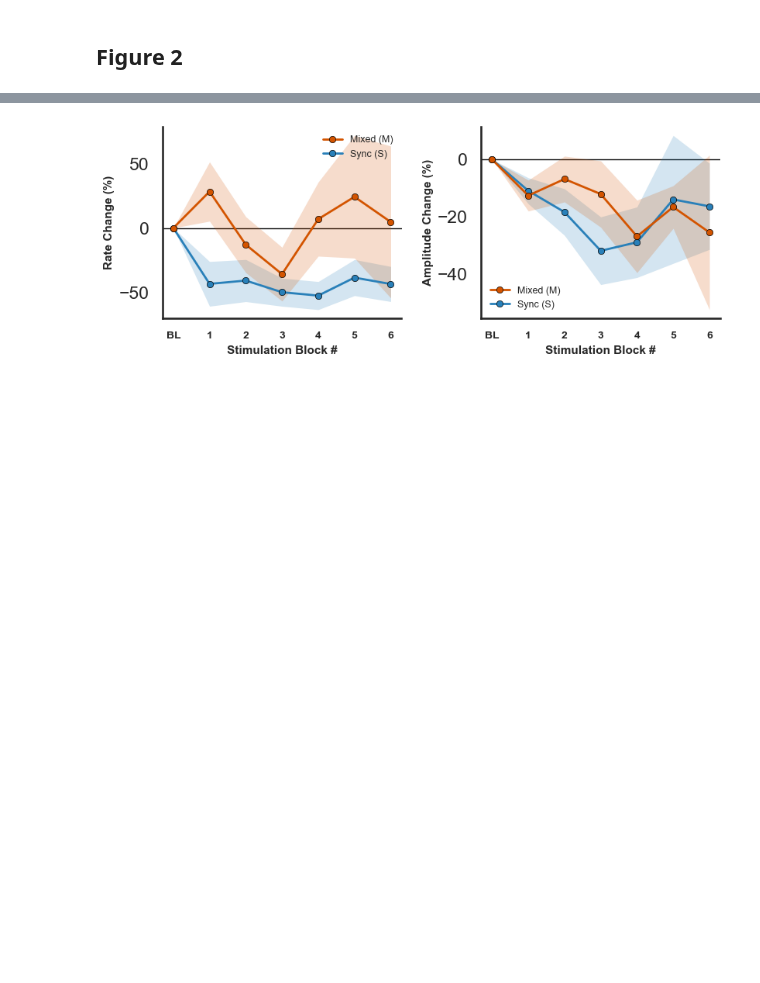
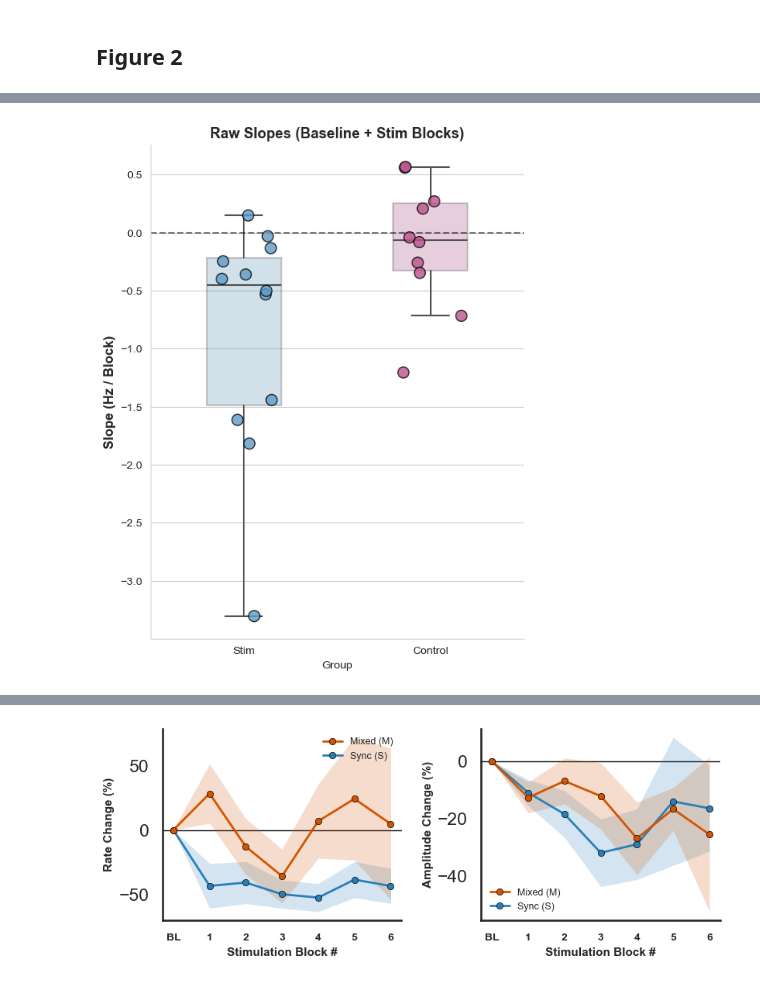
Before and after one commit to Falach/spikes_stim, a Jupyter notebook: paper/final_figuresV2.ipynb, the cells around one changed output, grey strips where cells are left out. Cells and saved outputs as stored; diff of their text form; code cells hidden in the pictures; blank space fills up the shorter version.

```diff
--- a/paper/final_figuresV2.ipynb
+++ b/paper/final_figuresV2.ipynb
@@ -348,0 +790,90 @@ def get_clean_matrix(raw_data_list, mode='baseline', max_points=30, threshold=10
+# %%
+import numpy as np
+import pandas as pd
+import matplotlib.pyplot as plt
+import seaborn as sns
+from scipy import stats
+
+def get_raw_slopes_with_bl(raw_data_list, extra_data=None):
+    slopes = []
+
+    # איחוד רשימות (כולל אלו ללא בייסליין שיתחילו מהנקודה הראשונה שלהם)
+    combined_list = list(raw_data_list)
+
+    for i, subj_data in enumerate(combined_list):
+        subj_data = np.array(subj_data)
+        all_idx = np.arange(len(subj_data))
+
+        # בחירת אינדקסים: 0 (בייסליין) + כל האי-זוגיים (גירוי)
+        indices = all_idx[(all_idx == 0) | (all_idx % 2 != 0)]
+        indices = indices[~np.isnan(subj_data[indices])] # סינון NaN
+
+        if len(indices) < 2: continue
+
+        y_vals = subj_data[indices]
+        # X יהיה 0 עבור BL, ואז 1, 2, 3... עבור בלוקי הגירוי
+        x_vals = np.arange(len(y_vals))
+
+        # רגרסיה ליניארית רגילה (y = mx + b)
+        slope, intercept, r_val, p_val, std_err = stats.linregress(x_vals, y_vals)
+        slopes.append(slope)
+
+    # טיפול ב-data_no_base (הם יחושבו ללא ה-0, כפי שביקשת קודם)
+    if extra_data is not None and 'rates' in extra_data:
+        for subj_data in extra_data['rates']['all']:
+            subj_data = np.array(subj_data)
+            all_idx = np.arange(len(subj_data))
+            stim_vals = subj_data[(all_idx % 2 != 0) & (~np.isnan(subj_data))]
+            if len(stim_vals) < 2: continue
+            x_vals = np.arange(len(stim_vals))
+            slope, _, _, _, _ = stats.linregress(x_vals, stim_vals)
+            slopes.append(slope)
+
+    return slopes
+
+# חישוב
+raw_slopes_bl_stim = get_raw_slopes_with_bl(data_stim['rates']['all'], data_no_base)
+raw_slopes_bl_ctrl = get_raw_slopes_with_bl(data_control['rates']['all'], None)
+
+# הכנת הנתונים
+df_final = pd.DataFrame({
+    'Slope': raw_slopes_bl_stim + raw_slopes_bl_ctrl,
+    'Group': ['Stim'] * len(raw_slopes_bl_stim) + ['Control'] * len(raw_slopes_bl_ctrl)
+})
+
+plt.figure(figsize=(6, 8))
+palette = {'Stim': '#5e9bc7', 'Control': '#bb528c'}
+
+sns.boxplot(x='Group', y='Slope', data=df_final, palette=palette,
+            width=0.4, showfliers=False, boxprops=dict(alpha=0.3))
+
+sns.stripplot(x='Group', y='Slope', data=df_final, palette=palette,
+              size=10, jitter=0.2, alpha=0.8, edgecolor='black', linewidth=1)
+
+plt.axhline(0, color='black', linestyle='--', alpha=0.5)
+plt.title('Raw Slopes (Baseline + Stim Blocks)', fontsize=13, fontweight='bold')
+plt.ylabel('Slope (Hz / Block)', fontsize=12, fontweight='bold')
+sns.despine()
+plt.show()
+
+# --- סטטיסטיקה ---
+
+print("--- Statistical Analysis ---")
+
+# 1. השוואה בין הקבוצות (דו-זנבי כברירת מחדל)
+u_stat, p_val_between = stats.mannwhitneyu(raw_slopes_bl_stim, raw_slopes_bl_ctrl)
+print(f"Mann-Whitney U (Stim vs Control): p-value = {p_val_between:.4f}")
+
+# 2. השוואה מול 0 לכל קבוצה (חד-זנבי)
+# הגדר את הכיוון: 'greater' (גדול מ-0) או 'less' (קטן מ-0)
+test_direction = 'two-sided'
+
+# קבוצת Stim מול 0
+stat_stim, p_val_stim = stats.wilcoxon(raw_slopes_bl_stim, alternative=test_direction)
+print(f"Wilcoxon Stim vs 0 (One-sided '{test_direction}'): p-value = {p_val_stim:.4f}")
+
+# קבוצת Control מול 0
+stat_ctrl, p_val_ctrl = stats.wilcoxon(raw_slopes_bl_ctrl, alternative=test_direction)
+print(f"Wilcoxon Control vs 0 (One-sided '{test_direction}'): p-value = {p_val_ctrl:.4f}")
+# %% [output]
+[figure, added]
```
Also changed, not shown: parts of 50 cells of this notebook.
